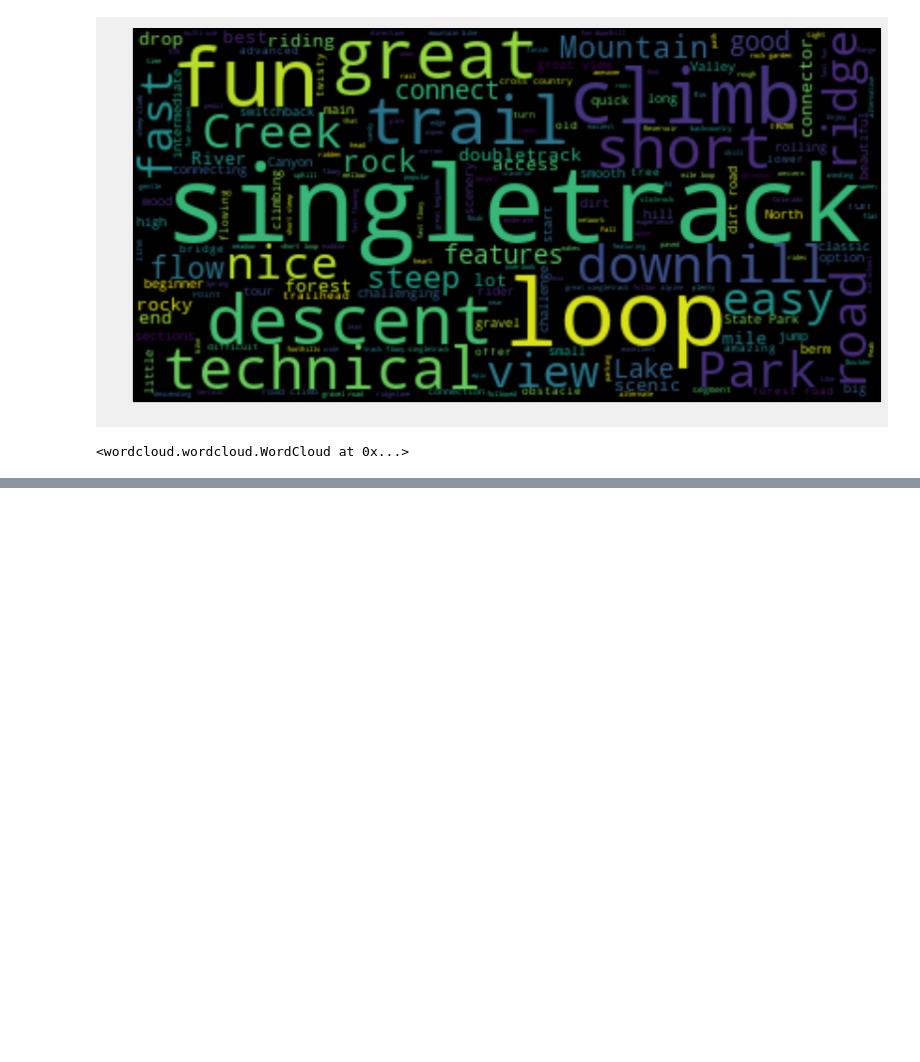
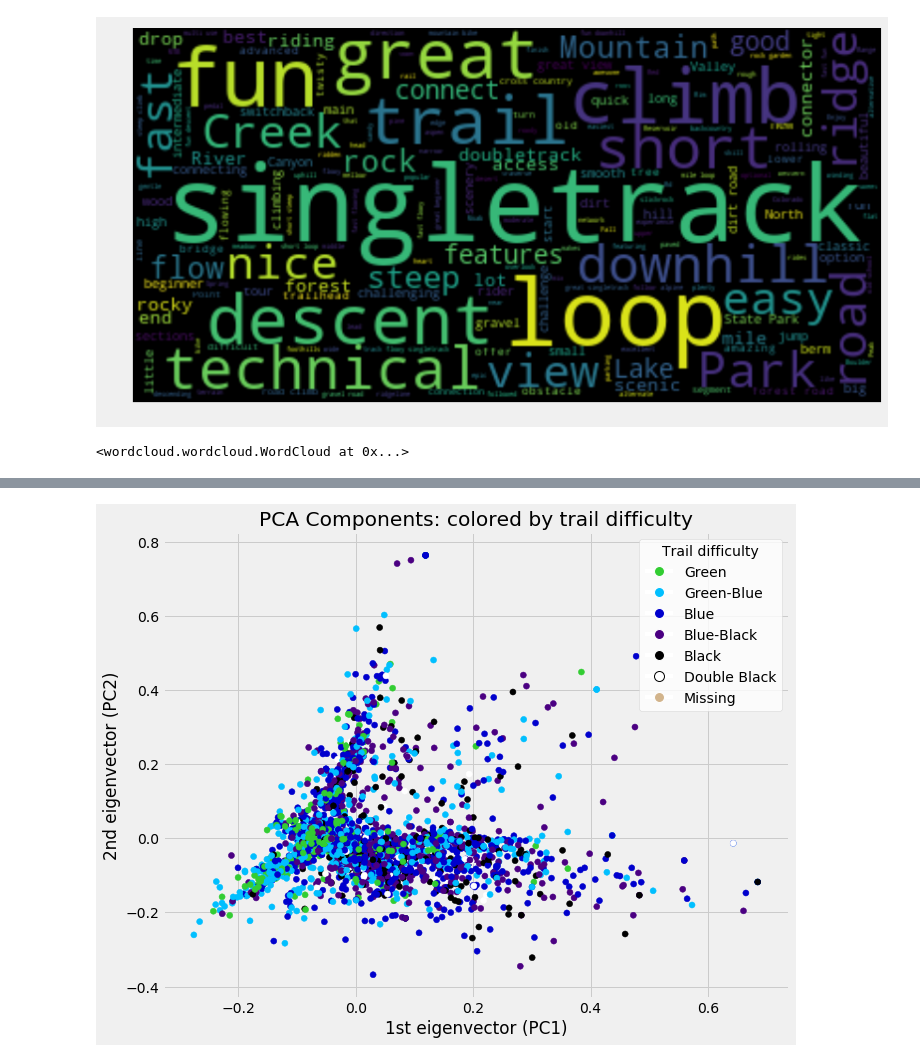
Before and after one commit to Laura-Kimble/mtb-trails, a Jupyter notebook: notebooks/mtb_eda.ipynb, the cells around one changed output, grey strips where cells are left out. Drawn from its saved outputs; the diff is of its cells as text; code cells hidden in the pictures; blank space fills up the shorter version.

Commit message:
PCA and plots

```diff
--- a/notebooks/mtb_eda.ipynb
+++ b/notebooks/mtb_eda.ipynb
@@ -223,0 +234,31 @@ wordcloud.to_file("../images/mtbproject_wordcloud.png")
+# %%
+y = trails_df_with_summary['difficulty'].map({'blueBlack': 'indigo', 'blue': 'mediumblue', 'black':'black', \
+                                              'greenBlue':'deepskyblue', 'green':'limegreen', 'dblack':'white', 'missing':'tan'})
+# %%
+from matplotlib.lines import Line2D
+legend_elements = [Line2D([0], [0], marker='o', color='w', label='Green',
+                          markerfacecolor='limegreen', markersize=10),
+                Line2D([0], [0], marker='o', color='w', label='Green-Blue',
+                          markerfacecolor='deepskyblue', markersize=10),
+                Line2D([0], [0], marker='o', color='w', label='Blue',
+                          markerfacecolor='mediumblue', markersize=10),
+                   Line2D([0], [0], marker='o', color='w', label='Blue-Black',
+                          markerfacecolor='indigo', markersize=10),
+                   Line2D([0], [0], marker='o', color='w', label='Black',
+                          markerfacecolor='black', markersize=10),
+                   Line2D([0], [0], marker='o', color='w', label='Double Black',
+                          markerfacecolor='white', markeredgecolor='black', markersize=10),
+                   Line2D([0], [0], marker='o', color='w', label='Missing',
+                          markerfacecolor='tan', markersize=10)]
+
+
+fig, ax = plt.subplots(1, 1, figsize=(10, 8))
+ax.scatter(pca_tfidf[:, 0], pca_tfidf[:, 1], c=y)
+ax.set_title("PCA Components: colored by trail difficulty")
+ax.set_xlabel("1st eigenvector (PC1)")
+ax.set_ylabel("2nd eigenvector (PC2)")
+ax.legend(handles=legend_elements, facecolor='w', title='Trail difficulty')
+
+fig.savefig('../images/PCA_difficulty.png');
+# %% [output]
+[figure, added]
```
Also changed, not shown: parts of 4 cells of this notebook, 4 other files.
